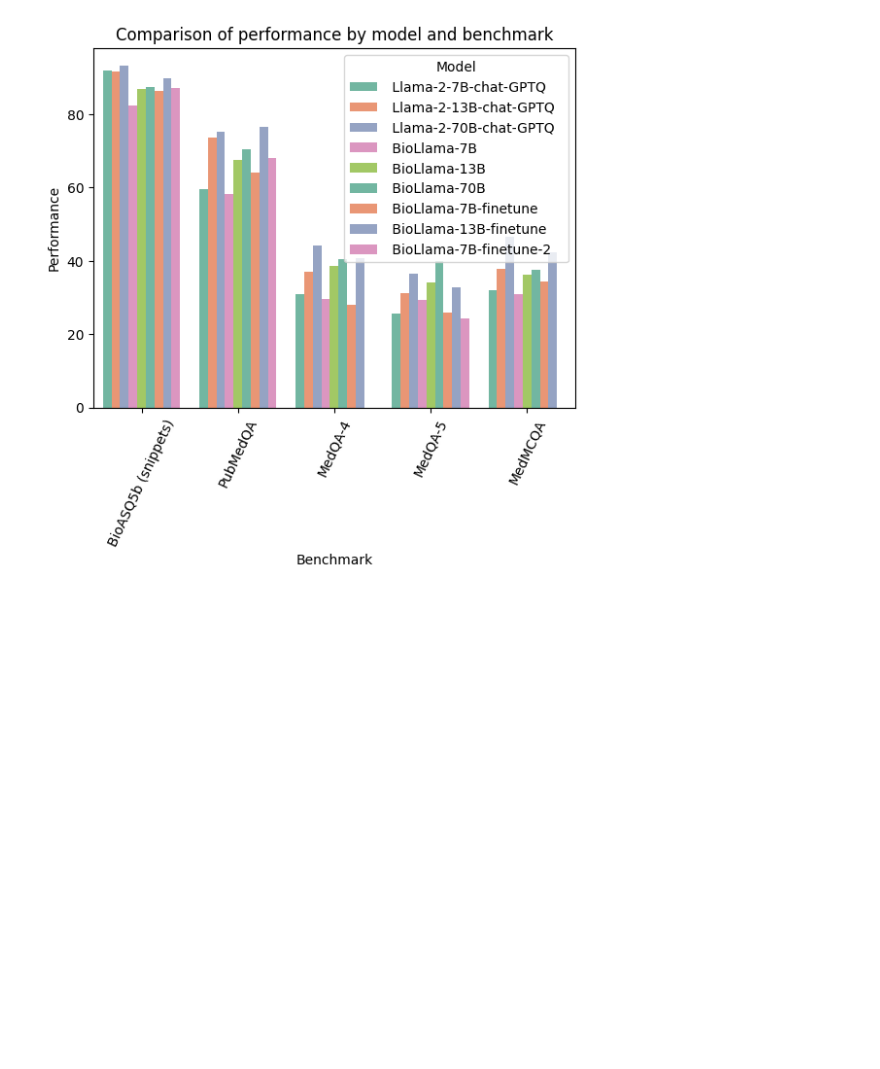
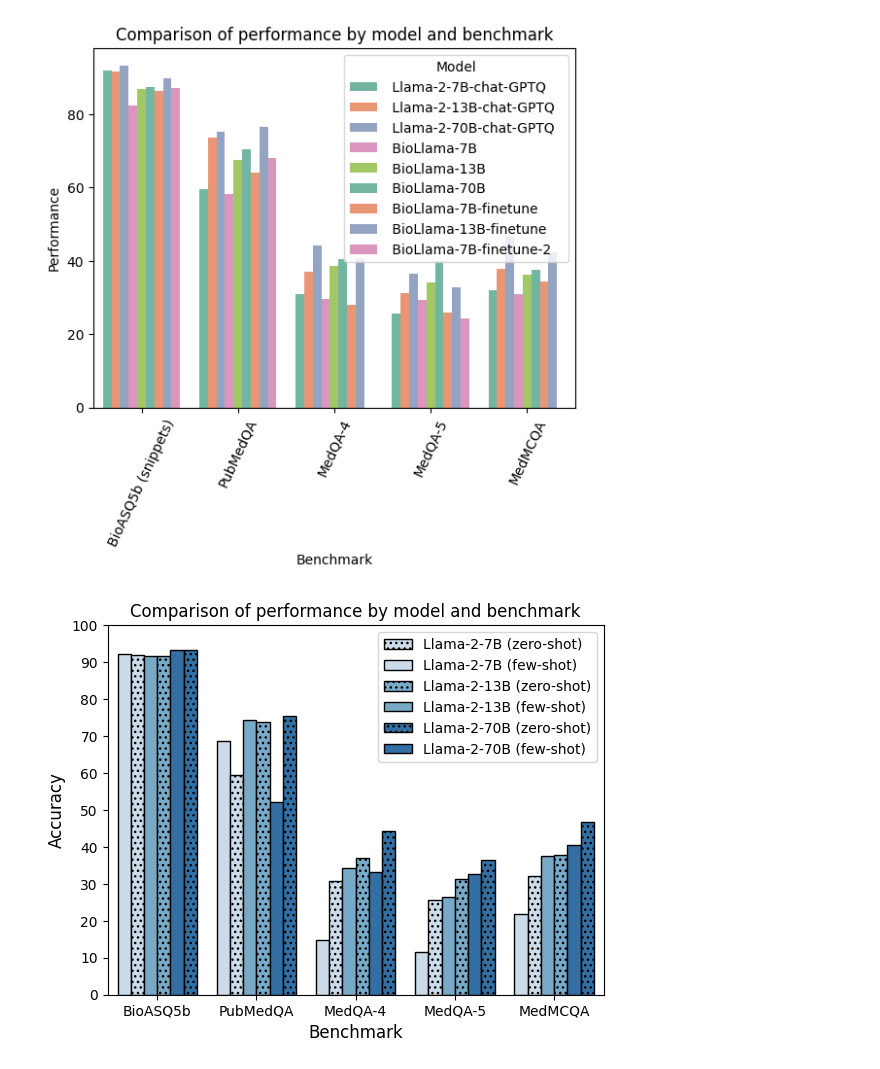
Before and after one commit to Neelectric/BioLlama, a Jupyter notebook: graphs&tables.ipynb, the cells around one changed output. Saved outputs shown, nothing was run; the diff lists cells and outputs as text; code cells hidden in the pictures; blank space fills up the shorter version.

```diff
--- a/graphs&tables.ipynb
+++ b/graphs&tables.ipynb
@@ -432,3 +432,91 @@ plt.show()
 The palette list has fewer values (5) than needed (9) and will cycle, which may produce an uninterpretable plot.
   sns.barplot(x="Benchmark", y="Performance", hue="Model", data=df, palette=palette)
 [figure]
+# %%
+results_zs = """
+| Model                   | BioASQ5b (snippets)   | PubMedQA   | MedQA-4   | MedQA-5   | MedMCQA   |
+|:------------------------|:----------------------|:-----------|:----------|:----------|:----------|
+| Llama-2-7B (zero-shot)  | 92.13                 | 68.6       | 14.7      | 11.5      | 21.8      |
+| Llama-2-7B (few-shot)   | 91.91                 | 59.49      | 30.9      | 25.6      | 32.1      |
+| Llama-2-13B (zero-shot) | 91.7                  | 74.2       | 34.4      | 26.4      | 37.6      |
+| Llama-2-13B (few-shot)  | 91.70                 | 73.74      | 36.9      | 31.3      | 37.8      |
+| Llama-2-70B (zero-shot) | 93.4                  | 52.1       | 33.3      | 32.7      | 40.6      |
+| Llama-2-70B (few-shot)  | 93.4                  | 75.35      | 44.3      | 36.4      | 46.6      |
+"""
+# convert the above string into a dataframe
+import pandas as pd
+from io import StringIO
+from seaborn import color_palette
+import seaborn as sns
+import matplotlib.pyplot as plt
+import numpy as np
+df_zs = pd.read_csv(StringIO(results_zs), sep="|")
+
+
+df_zs = df_zs.reset_index(drop=True)
+df_zs = df_zs.rename(columns={" Model                   ": "Model", " BioASQ5b (snippets)   ": "BioASQ5b", " PubMedQA   ": "PubMedQA", " MedQA-4   ": "MedQA-4", " MedQA-5   ": "MedQA-5", " MedMCQA   ": "MedMCQA"})
+#drop column "Unnamed: 0" here:
+df_zs.drop(columns=["Unnamed: 0", "Unnamed: 7"], inplace=True)
+# remove first row:
+df_zs = df_zs[1:]
+
+# convert the strings of numbers to just numbers
+df_zs["BioASQ5b"] = df_zs["BioASQ5b"].str.extract('(\d+.\d+)')
+df_zs["PubMedQA"] = df_zs["PubMedQA"].str.extract('(\d+.\d+)')
+df_zs["MedQA-4"] = df_zs["MedQA-4"].str.extract('(\d+.\d+)')
+df_zs["MedQA-5"] = df_zs["MedQA-5"].str.extract('(\d+.\d+)')
+df_zs["MedMCQA"] = df_zs["MedMCQA"].str.extract('(\d+.\d+)')
+df_zs["BioASQ5b"] = pd.to_numeric(df_zs["BioASQ5b"])
+df_zs["PubMedQA"] = pd.to_numeric(df_zs["PubMedQA"])
+df_zs["MedQA-4"] = pd.to_numeric(df_zs["MedQA-4"])
+df_zs["MedQA-5"] = pd.to_numeric(df_zs["MedQA-5"])
+df_zs["MedMCQA"] = pd.to_numeric(df_zs["MedMCQA"])
+df_zs = df_zs.melt(id_vars=["Model"], value_vars=["BioASQ5b", "PubMedQA", "MedQA-4", "MedQA-5", "MedMCQA"], var_name="Benchmark", value_name="Performance")
+# strip leading and trailing whitespace from Model
+df_zs["Model"] = df_zs["Model"].str.strip()
+# model_color = {"Llama-2-7B (zero-shot)": "#C6D9F0", "Llama-2-7B (few-shot)": "#6BAED6", "Llama-2-13B (zero-shot)": "#C6D9F0", "Llama-2-13B (few-shot)": "#6BAED6", "Llama-2-70B (zero-shot)": "#C6D9F0", "Llama-2-70B (few-shot)": "#6BAED6"}
+# colors = [model_color[model] for model in df_zs["Model"]]
+# change colours to go from lighter blue to darker blue depending on model size
+colors = [(0.7752402921953095, 0.8583006535947711, 0.9368242983467897)] * 2 + [(0.41708573625528644, 0.6806305267204922, 0.8382314494425221)] * 2 + [(0.1271049596309112, 0.4401845444059977, 0.7074971164936563)] * 2
+
+sns.barplot(x="Benchmark", y="Performance", hue="Model", data=df_zs, palette=colors)
+hatches = ['//', '']
+# use dots instead of hatches
+hatches = ['...', '']
+hatcher = 0
+set_hatch = False
+for i, thisbar in enumerate(plt.gca().patches):
+    if hatcher == 5 and set_hatch == True:
+        hatcher = 0
+        set_hatch = False
+    elif hatcher == 5 and set_hatch == False:
+        hatcher = 0
+        set_hatch = True
+    hatcher += 1
+    if set_hatch:
+        thisbar.set_hatch(hatches[0])
+    else:
+        thisbar.set_hatch(hatches[1])
+    thisbar.set_edgecolor('black')
+    # print(i, set_hatch, thisbar)
+
+handles, labels = plt.gca().get_legend_handles_labels()
+new_handles = []
+for i, handle in enumerate(handles):
+    if i %2:
+        handle.set_hatch(hatches[1])
+    else:
+        handle.set_hatch(hatches[0])
+    new_handles.append(handle)
+plt.gca().get_legend().remove()
+plt.legend(new_handles, labels, loc='upper right')
+# increase y label tick frequency
+plt.yticks(np.arange(0, 101, 10))
+plt.xticks(rotation=0)
+plt.title("Comparison of performance by model and benchmark")
+plt.xlabel("Benchmark", fontsize=12)
+plt.ylabel("Accuracy", fontsize=12)
+# Show the chart
+plt.show()
+# %% [output]
+[figure, added]
```
Also changed, not shown: parts of 4 cells of this notebook, 6 other files.
